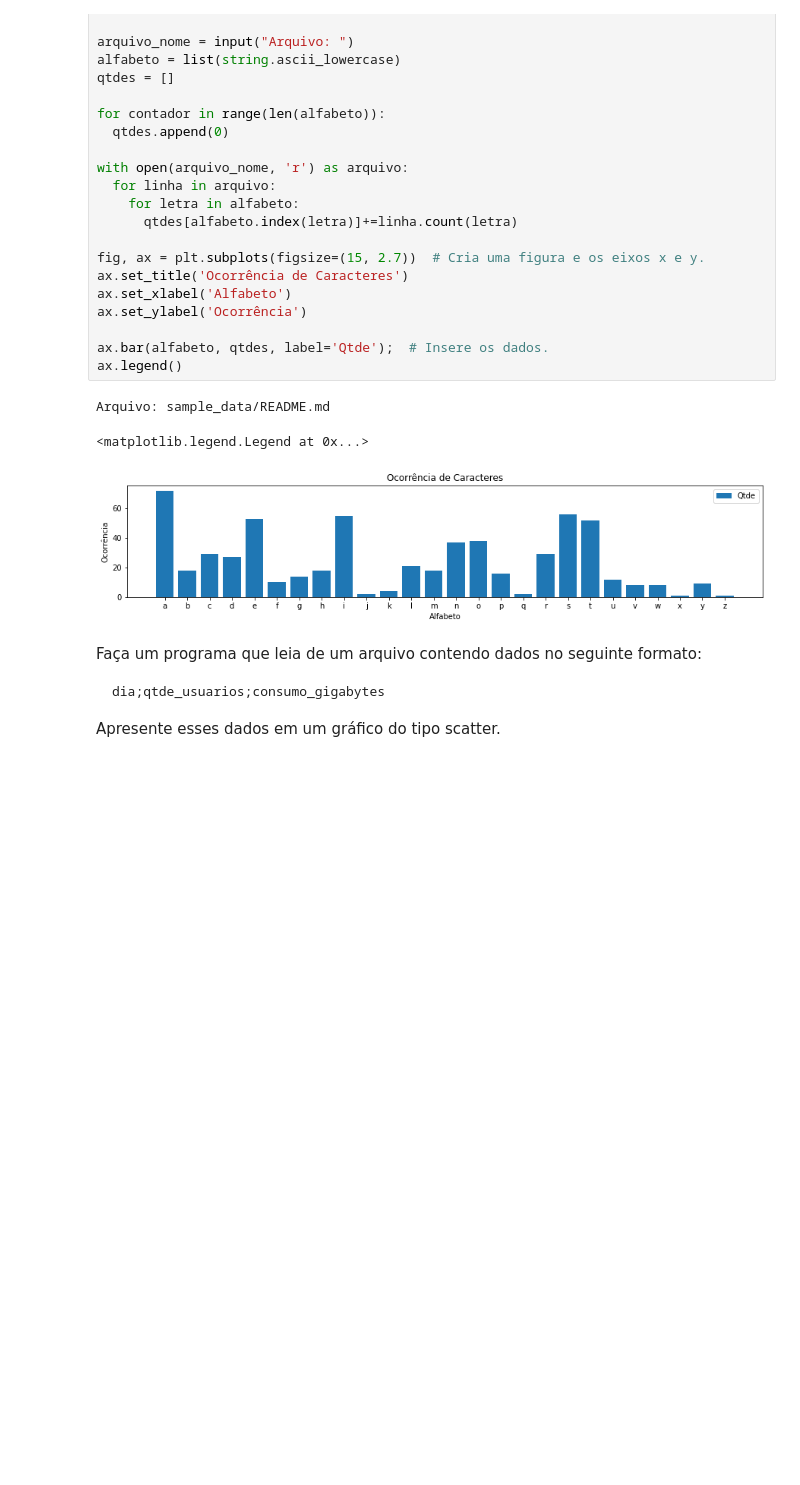
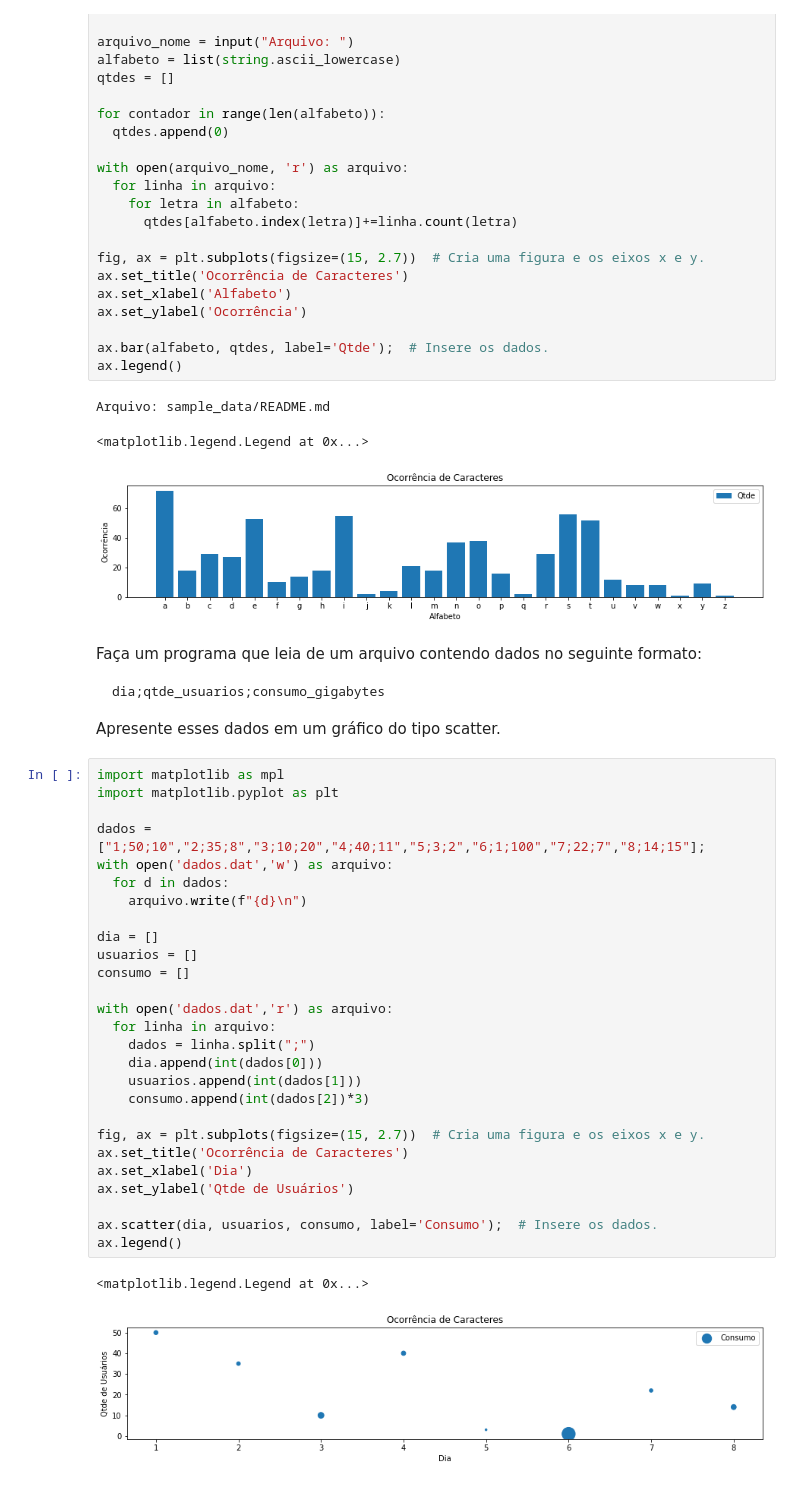
Before and after one commit to jppreti/LP20221, a Jupyter notebook: Exemplos.ipynb, the cells around one changed output. Drawn from its saved outputs; the diff is of its cells as text; blank space fills up the shorter version.

````diff
--- a/Exemplos.ipynb
+++ b/Exemplos.ipynb
@@ -1321,3 +1321,33 @@ dia;qtde_usuarios;consumo_gigabytes
 ```
 
 Apresente esses dados em um gráfico do tipo scatter.
+# %%
+import matplotlib as mpl
+import matplotlib.pyplot as plt
+
+dados = ["1;50;10","2;35;8","3;10;20","4;40;11","5;3;2","6;1;100","7;22;7","8;14;15"];
+with open('dados.dat','w') as arquivo:
+  for d in dados:
+    arquivo.write(f"{d}\n")
+
+dia = []
+usuarios = []
+consumo = []
+
+with open('dados.dat','r') as arquivo:
+  for linha in arquivo:
+    dados = linha.split(";")
+    dia.append(int(dados[0]))
+    usuarios.append(int(dados[1]))
+    consumo.append(int(dados[2])*3)
+
+fig, ax = plt.subplots(figsize=(15, 2.7))  # Cria uma figura e os eixos x e y.
+ax.set_title('Ocorrência de Caracteres')
+ax.set_xlabel('Dia')
+ax.set_ylabel('Qtde de Usuários')
+
+ax.scatter(dia, usuarios, consumo, label='Consumo');  # Insere os dados.
+ax.legend()
+# %% [output]
+<matplotlib.legend.Legend at 0x...>
+[figure, added]
````
